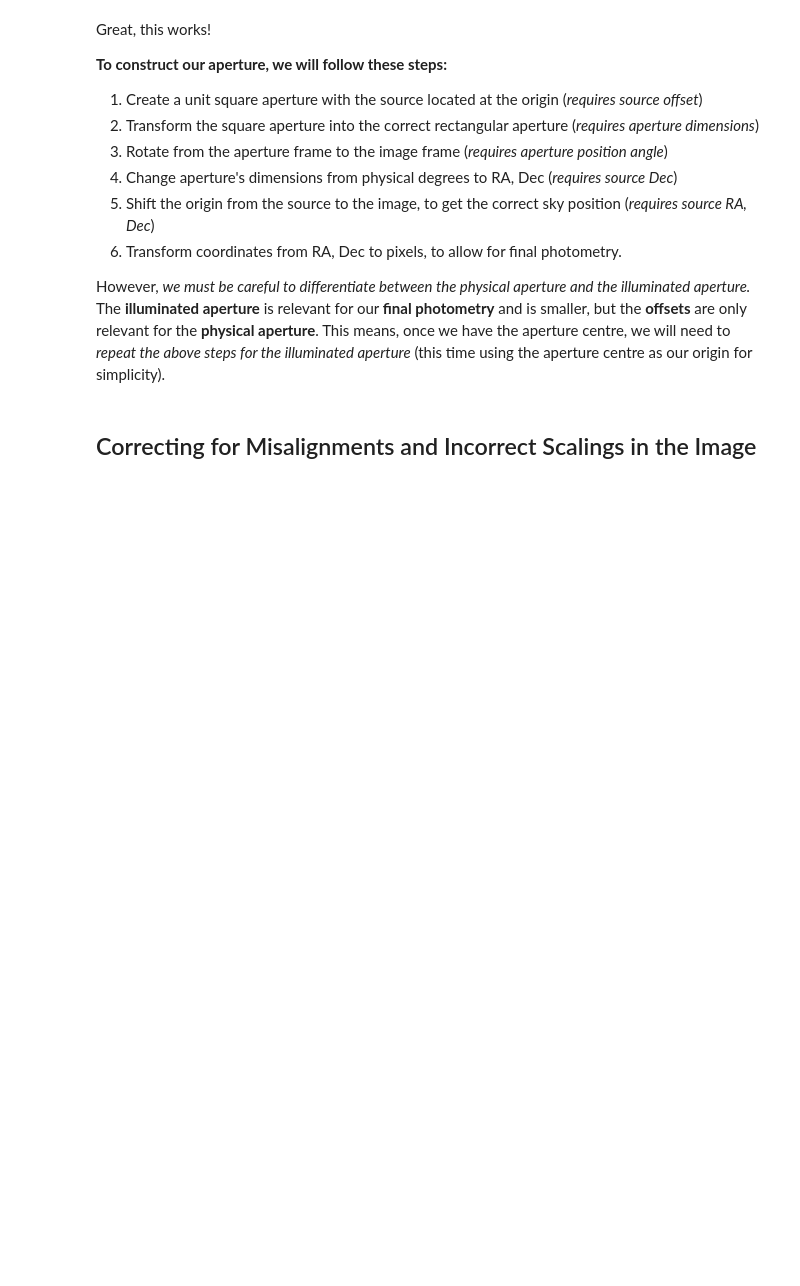
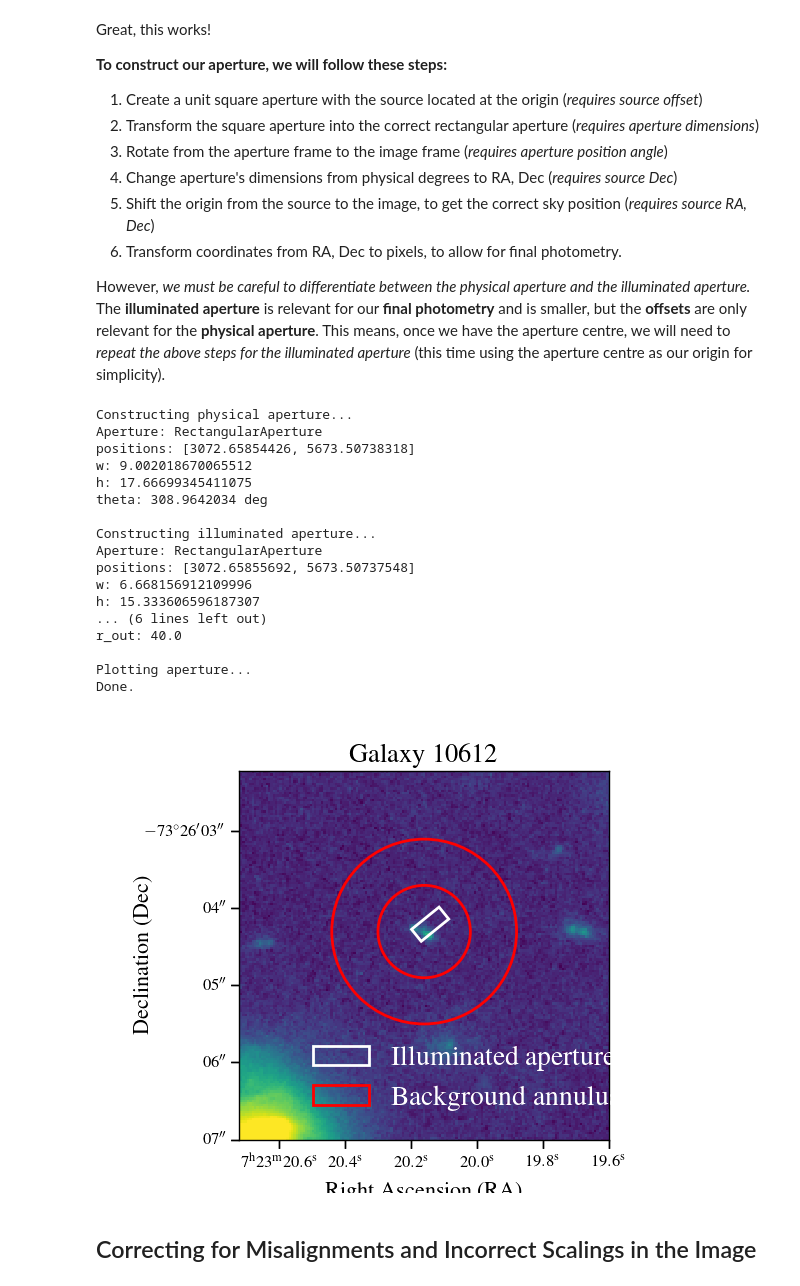
Before and after one commit to ImaanBontle/apo-phot, a Jupyter notebook: Apo_Phot.ipynb, the cells around one changed output. Saved outputs shown, nothing was run; the diff lists cells and outputs as text; code cells hidden in the pictures; blank space fills up the shorter version.

```diff
--- a/Apo_Phot.ipynb
+++ b/Apo_Phot.ipynb
@@ -1697,7 +1733,7 @@ def aperture_define(corners, angle):
 
 
 # Define the world coordinate system and other relevant values.
-wcs = WCS(Longlist["sw_F090W"]["sci"]["header"])
+wcs = WCS(Longlist["sw_F150W"]["sci"]["header"])
 aperture_phys_width = (0.27 * u.arcsec).to(u.degree)
 aperture_phys_height = (0.53 * u.arcsec).to(u.degree)
 aperture_phys_dims = (
@@ -1766,44 +1802,78 @@ aperture_illum_dims = (
 center_offset = np.array([0.5, 0.5])
 
 centroid_coords_pixels, aperture_illum_corners = Find_Aperture(
     center_offset, aperture_centroid_world, aperture_illum_dims
 )
 (
     aperture_illum,
     aperture_illum_centroid,
     aperture_illum_width_pixel,
     aperture_illum_height_pixel,
 ) = aperture_define(aperture_illum_corners, aperture_theta)
 print(aperture_illum)
 
 print("\nDefining annulus...")
 # Define annulus for photutils
 annulus = photutils.aperture.CircularAnnulus(source_coords_pixels, r_in=20, r_out=40)
 print(annulus)
 
 print("\nPlotting aperture...")
 
 plt.close("all")
-norm = simple_norm(Longlist["sw_F200W"]["sci"]["data"], "sqrt", percent=99)
-plt.imshow(Longlist["sw_F200W"]["sci"]["data"], norm=norm, interpolation="nearest")
-plt.xlim(3020, 3120)
-plt.ylim(5620, 5720)
+wcs = WCS(Longlist["sw_F200W"]["sci"]["header"]);
+plt.subplot(projection=wcs);
+norm = simple_norm(Longlist["sw_F200W"]["sci"]["data"], stretch="asinh", percent=98)
+plt.imshow(Longlist["sw_F200W"]["sci"]["data"], norm=norm, interpolation="nearest");
+plt.xlim(2990, 3150)
+plt.ylim(5580, 5740)
 
-ap_patches = aperture.plot(color="white", lw=2, label="Estimated aperture")
-ap_patches2 = aperture_phys.plot(color="red", lw=2, label="Physical aperture")
-ap_patches3 = aperture_illum.plot(color="green", lw=2, label="Illuminated aperture")
-ann_patches = annulus.plot(color="orange", lw=2, label="Background annulus")
-handles = (ap_patches[0], ap_patches2[0], ap_patches3[0], ann_patches[0])
+# ap_patches = aperture.plot(color="white", lw=2, label="Estimated aperture")
+# ap_patches2 = aperture_phys.plot(color="red", lw=2, label="Physical aperture")
+ap_patches3 = aperture_illum.plot(color="white", lw=2, label="Illuminated aperture")
+ann_patches = annulus.plot(color="red", lw=2, label="Background annulus")
+# handles = (ap_patches[0], ap_patches2[0], ap_patches3[0], ann_patches[0])
+handles = (ap_patches3[0], ann_patches[0])
 plt.legend(
     loc=(0.17, 0.05),
     facecolor="#458989",
     labelcolor="white",
     handles=handles,
-    prop={"weight": "bold", "size": 11},
+    prop={"weight": "bold", "size": 20},
 )
-plt.colorbar()
+plt.xlabel("Right Ascension (RA)")
+plt.ylabel("Declination (Dec)", labelpad=0.1)
+plt.title("Galaxy 10612")
+plt.tick_params(axis='x', labelsize=12, bottom=True, top=False)
+plt.tick_params(axis='y', labelsize=12, left=True, right=False, rot=60)
+# plt.colorbar()
+
+# wcsArray_x = np.zeros([len(Longlist["sw_F200W"]["sci"]["data"][0]), len(Longlist["sw_F200W"]["sci"]["data"][1])]);
+# wcsArray_y = wcsArray_x;
+# for y in trange(0, len(wcsArray_x), 1):
+#     for x in trange(0, len(wcsArray_x[y]), 1):
+#         wcsArray_x[y][x] = wcs.pixel_to_world_values(x, y)[0].item();
+#         wcsArray_y[y][x] = wcs.pixel_to_world_values(x, y)[1].item();
 
 print("Done.")
+# %% [output]
+Constructing physical aperture...
+Aperture: RectangularAperture
+positions: [3072.65854426, 5673.50738318]
+w: 9.002018670065512
+h: 17.66699345411075
+theta: 308.9642034 deg
+
+Constructing illuminated aperture...
+Aperture: RectangularAperture
+positions: [3072.65855692, 5673.50737548]
+w: 6.668156912109996
+h: 15.333606596187307
+... (6 lines left out)
+r_out: 40.0
+
+Plotting aperture...
+Done.
+[figure, added]
 # %% [markdown]
 ## Correcting for Misalignments and Incorrect Scalings in the Image
 # %% [markdown]
```
Also changed, not shown: parts of 6 cells of this notebook.
